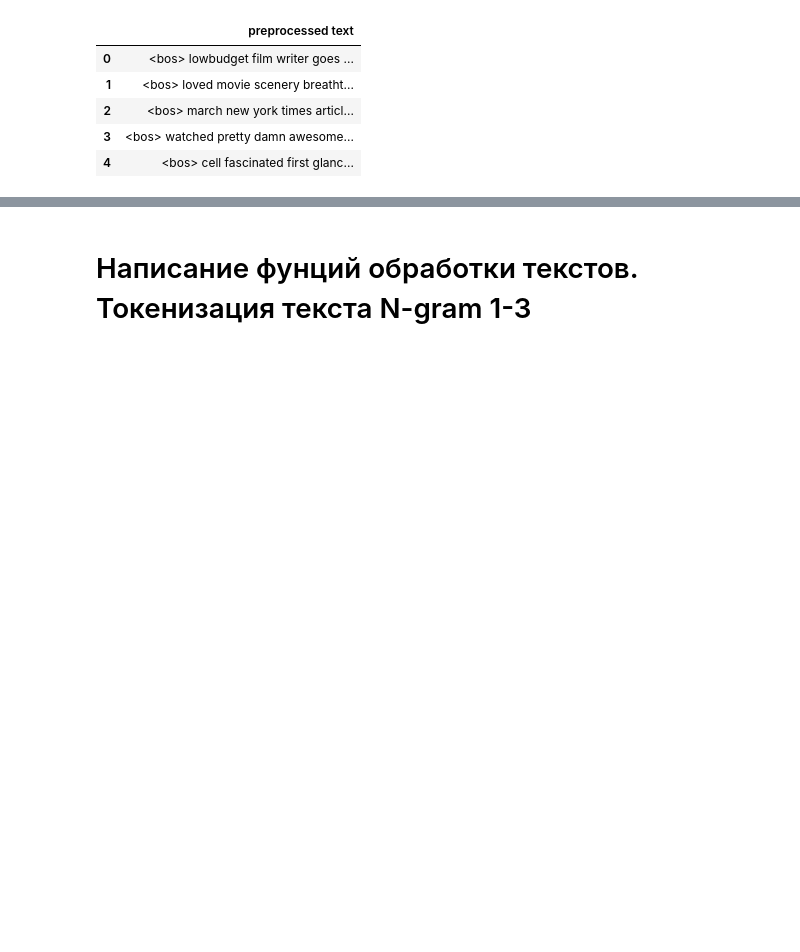
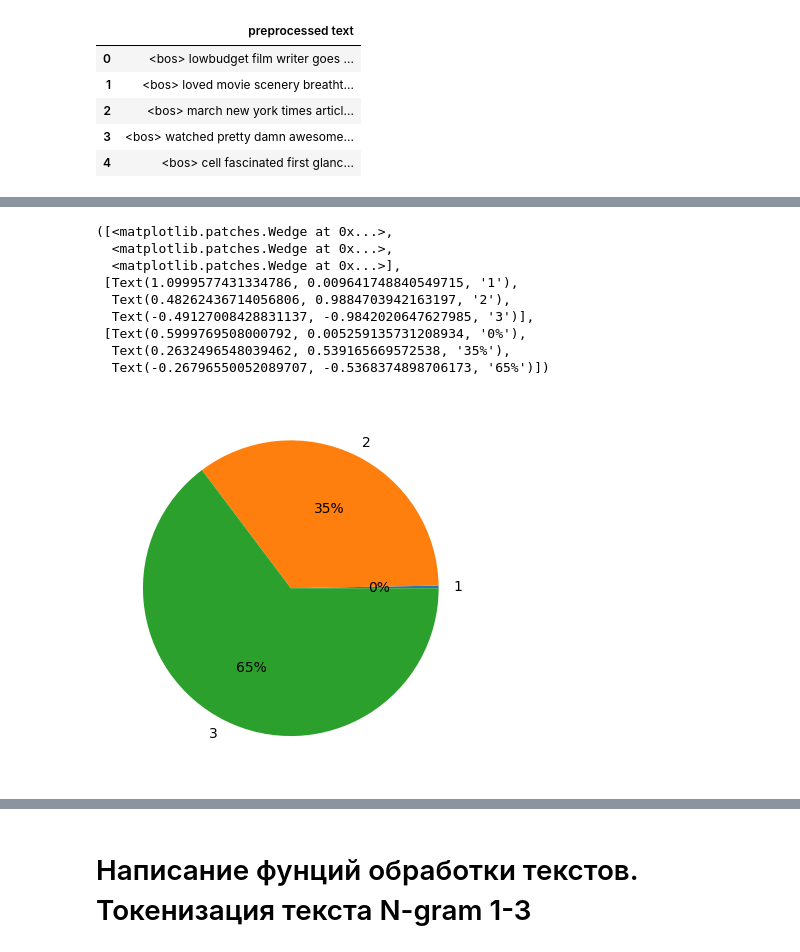
Before and after one commit to Argen7umCode/green_atom, a Jupyter notebook: notebooks/n_grams.ipynb, the cells around one changed output, grey strips where cells are left out. Drawn from its saved outputs; the diff is of its cells as text; code cells hidden in the pictures; blank space fills up the shorter version.

```diff
--- a/notebooks/n_grams.ipynb
+++ b/notebooks/n_grams.ipynb
@@ -101,6 +98,20 @@ def plot_ngram_stat(col_to_plot, data):
     axs[0].grid()
     axs[0].legend()
     axs[1].grid()
+# %%
+n_gram_count = Counter(non_unigrams_counter['ngram_len'].values)
+plt.pie(n_gram_count.values(), labels = n_gram_count.keys(), autopct='%.0f%%')
+# %% [output]
+([<matplotlib.patches.Wedge at 0x...>,
+  <matplotlib.patches.Wedge at 0x...>,
+  <matplotlib.patches.Wedge at 0x...>],
+ [Text(1.0999577431334786, 0.009641748840549715, '1'),
+  Text(0.48262436714056806, 0.9884703942163197, '2'),
+  Text(-0.49127008428831137, -0.9842020647627985, '3')],
+ [Text(0.5999769508000792, 0.005259135731208934, '0%'),
+  Text(0.2632496548039462, 0.539165669572538, '35%'),
+  Text(-0.26796550052089707, -0.5368374898706173, '65%')])
+[figure, added]
 # %%
 plot_ngram_stat(non_unigrams_counter.columns[5:], non_unigrams_counter)
 # %% [output]
```
Also changed, not shown: parts of 23 cells of this notebook, 1 other file.
